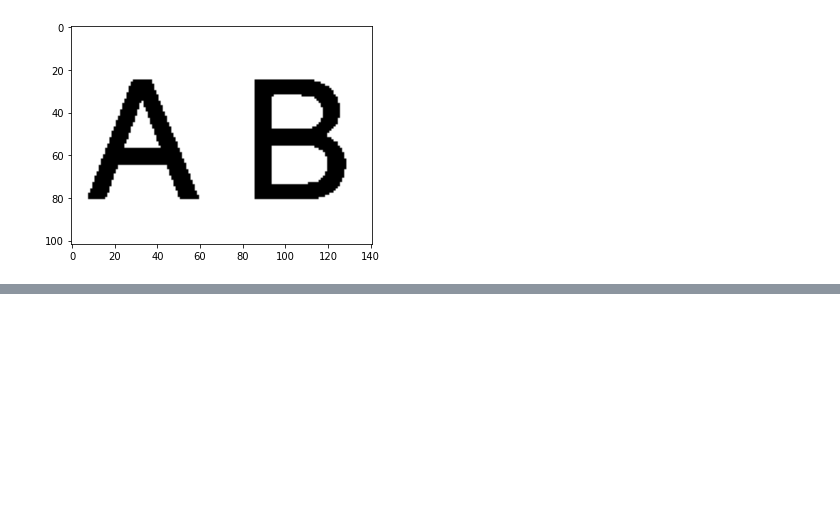
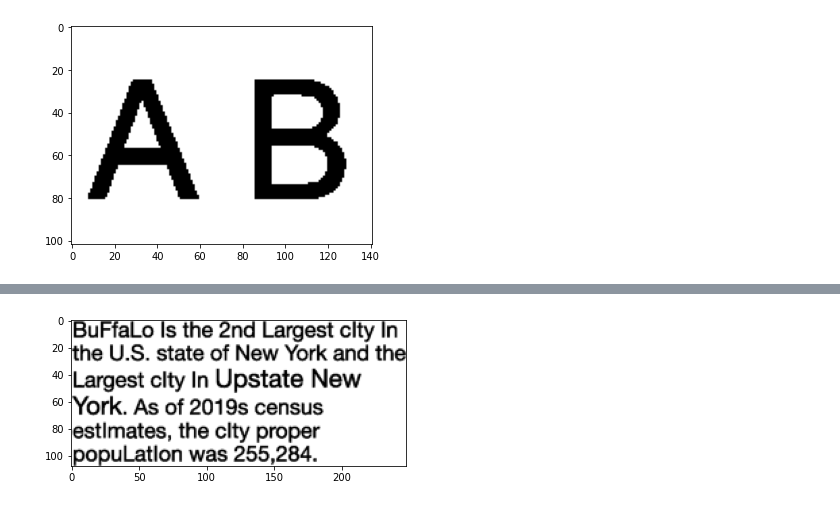
Before and after one commit to vinaykudari/ub, a Jupyter notebook: spring-22/CSE573-CVIP/OCR/notebook.ipynb, the cells around one changed output, grey strips where cells are left out. Saved outputs shown, nothing was run; the diff lists cells and outputs as text; code cells hidden in the pictures; blank space fills up the shorter version.

```diff
--- a/spring-22/CSE573-CVIP/OCR/notebook.ipynb
+++ b/spring-22/CSE573-CVIP/OCR/notebook.ipynb
@@ -156,0 +151,31 @@ array([ -1.,   1.,   2.,   3.,   4.,   5.,   6.,   7.,   8.,   9.,  10.,
+# %%
+def gaussian_kernel(size, sigma):
+    kernel_1d = np.linspace(- (size // 2), size // 2, size)
+    gauss = np.exp(-0.5 * np.square(kernel_1d) / np.square(sigma))
+    kernel_2d = np.outer(gauss, gauss)
+    return kernel_2d / np.sum(kernel_2d)
+# %%
+def convolve(image, kernel, stride, padding=0):
+    img_h, img_w = image.shape
+    k_h, k_w = kernel.shape
+    h = ((img_h - k_h + (2 * padding)) // stride) + 1
+    w = ((img_w - k_w + (2 * padding)) // stride) + 1
+
+    kernel = np.flipud(np.fliplr(kernel))
+    output = []
+    image = np.pad(image, pad_width=padding)
+
+    for i in range(0, img_h-k_h+1, stride):
+        for j in range(0, img_w-k_w+1, stride):
+            region = image[i:i+k_h, j:j+k_w]
+            output.append(np.multiply(region, kernel).sum())
+
+    output = np.asarray(output)
+    output = output.reshape(h, w)
+    return output
+# %%
+kernel = gaussian_kernel(size=5, sigma=1)
+temp = convolve(bin_img, kernel, stride=3)
+_ = plt.imshow(temp, cmap='gray')
+# %% [output]
+[figure, added]
```
Also changed, not shown: parts of 10 cells of this notebook, 1 other file.
